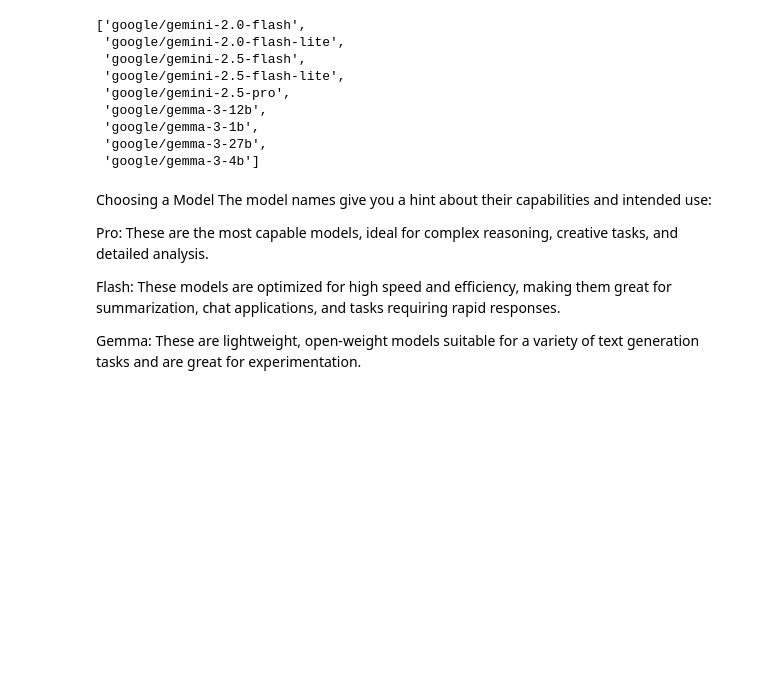
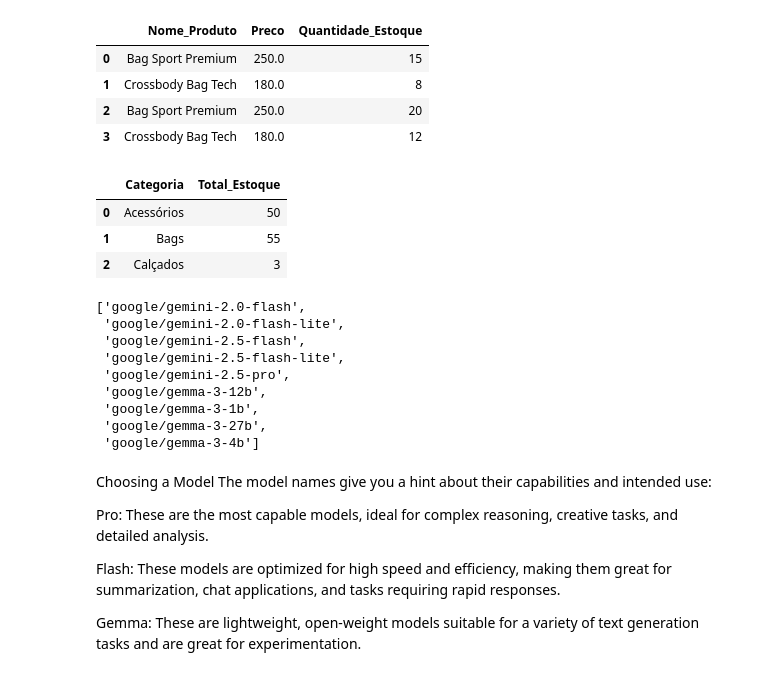
Before and after one commit to custodiopm/Estudo-Python, a Jupyter notebook: notebooks/Getting_started_with_google_colab_ai.ipynb, the cells around one changed output. Cells and saved outputs as stored; diff of their text form; code cells hidden in the pictures; blank space fills up the shorter version.

```diff
--- a/notebooks/Getting_started_with_google_colab_ai.ipynb
+++ b/notebooks/Getting_started_with_google_colab_ai.ipynb
@@ -12,3 +62,34 @@ Happy Coding!
+# %%
+# Escrevemos a consulta SQL como se fôssemos buscar direto de um banco de dados
+consulta_sql = """
+    SELECT Nome_Produto, Preco, Quantidade_Estoque
+    FROM df_savetime
+    WHERE Categoria = 'Bags'
+"""
+
+# Executando a consulta SQL dentro do Python
+resultado_bags = pysqldf(consulta_sql)
+resultado_bags
+# %% [output]
+|  | Nome_Produto | Preco | Quantidade_Estoque |
+| 0 | Bag Sport Premium | 250.0 | 15 |
+| 1 | Crossbody Bag Tech | 180.0 | 8 |
+| 2 | Bag Sport Premium | 250.0 | 20 |
+| 3 | Crossbody Bag Tech | 180.0 | 12 |
+# %%
+consulta_sql_categoria = """
+    SELECT Categoria, SUM(Quantidade_Estoque) AS Total_Estoque
+    FROM df_savetime
+    GROUP BY Categoria
+"""
+
+resultado_categoria = pysqldf(consulta_sql_categoria)
+display(resultado_categoria)
+# %% [output]
+|  | Categoria | Total_Estoque |
+| 0 | Acessórios | 50 |
+| 1 | Bags | 55 |
+| 2 | Calçados | 3 |
 # %%
 # @title List available models
 from google.colab import ai
```
Also changed, not shown: parts of 2 cells of this notebook.
